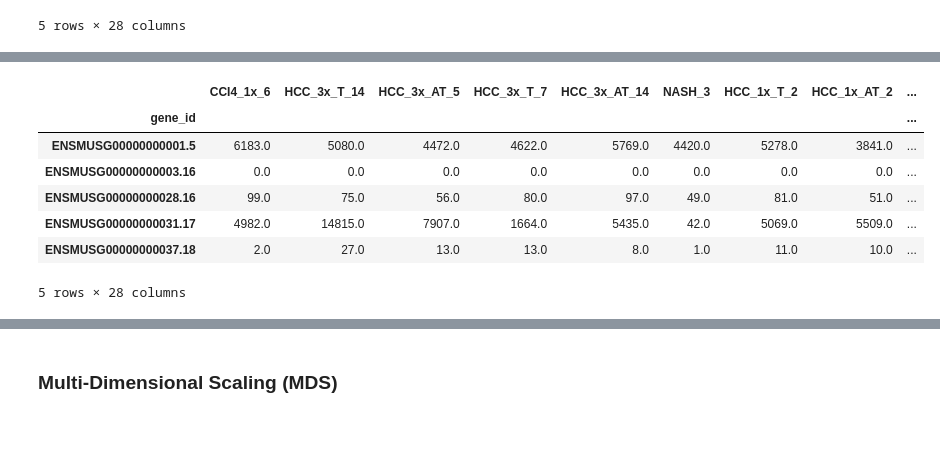
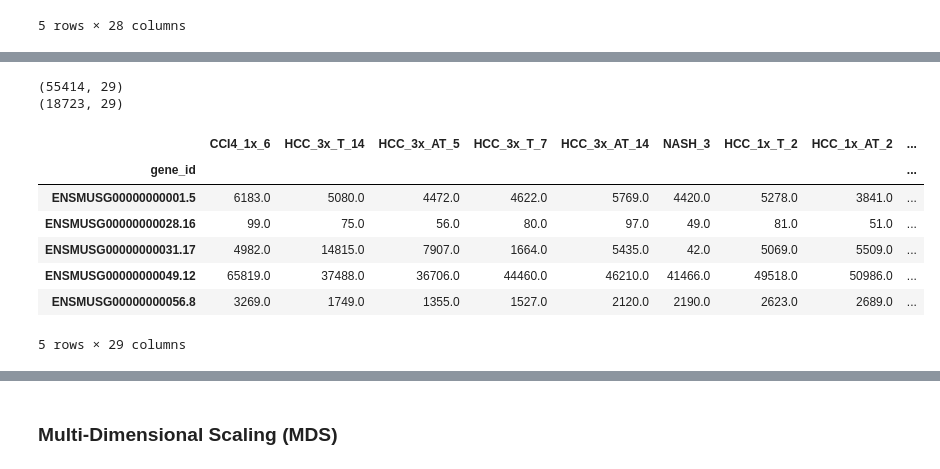
Before and after one commit to jigsaw-snu/NASH_HCC_liver-KRIBB_2022, a Jupyter notebook: srcs/rsem_star_deseq/sample_qc.ipynb, the cells around one changed output, grey strips where cells are left out. Cells and saved outputs as stored; diff of their text form; code cells hidden in the pictures; blank space fills up the shorter version.

```diff
--- a/srcs/rsem_star_deseq/sample_qc.ipynb
+++ b/srcs/rsem_star_deseq/sample_qc.ipynb
@@ -195,6 +193,6 @@ def CountExtractor(file_path: str) -> list:
         tpm_df[name] = temp['TPM']
         fpkm_df[name] = temp['FPKM']
 
-    return [cnt_df, tpm_df, fpkm_df]
+    return [cnt_df, tpm_df, fpkm_df, temp['length']]
 # %%
-cnt, tpm, fpkm = CountExtractor(path_rsem_result)
+cnt, tpm, fpkm, length = CountExtractor(path_rsem_result)
@@ -228,0 +596,3 @@ plt.xticks(rotation=90);
+# %%
+cnt['length'] = length
+filtered_cnt = cnt[(cnt.iloc[:, :-1] > 5).sum(axis=1) > 14]
@@ -229,11 +604,17 @@ plt.xticks(rotation=90);
+# %%
+print(cnt.shape)
+print(filtered_cnt.shape)
+# %% [output]
+(55414, 29)
+(18723, 29)
 # %%
-cnt.head()
+filtered_cnt.head()
 # %% [output]
 |  | CCI4_1x_6 | HCC_3x_T_14 | HCC_3x_AT_5 | HCC_3x_T_7 | HCC_3x_AT_14 | NASH_3 | HCC_1x_T_2 | HCC_1x_AT_2 | ... |
 | gene_id |  |  |  |  |  |  |  |  | ... |
 | ENSMUSG00000000001.5 | 6183.0 | 5080.0 | 4472.0 | 4622.0 | 5769.0 | 4420.0 | 5278.0 | 3841.0 | ... |
-| ENSMUSG00000000003.16 | 0.0 | 0.0 | 0.0 | 0.0 | 0.0 | 0.0 | 0.0 | 0.0 | ... |
 | ENSMUSG00000000028.16 | 99.0 | 75.0 | 56.0 | 80.0 | 97.0 | 49.0 | 81.0 | 51.0 | ... |
 | ENSMUSG00000000031.17 | 4982.0 | 14815.0 | 7907.0 | 1664.0 | 5435.0 | 42.0 | 5069.0 | 5509.0 | ... |
-| ENSMUSG00000000037.18 | 2.0 | 27.0 | 13.0 | 13.0 | 8.0 | 1.0 | 11.0 | 10.0 | ... |
+| ENSMUSG00000000049.12 | 65819.0 | 37488.0 | 36706.0 | 44460.0 | 46210.0 | 41466.0 | 49518.0 | 50986.0 | ... |
+| ENSMUSG00000000056.8 | 3269.0 | 1749.0 | 1355.0 | 1527.0 | 2120.0 | 2190.0 | 2623.0 | 2689.0 | ... |
-5 rows × 28 columns
+5 rows × 29 columns
```
Also changed, not shown: parts of 77 cells of this notebook.
